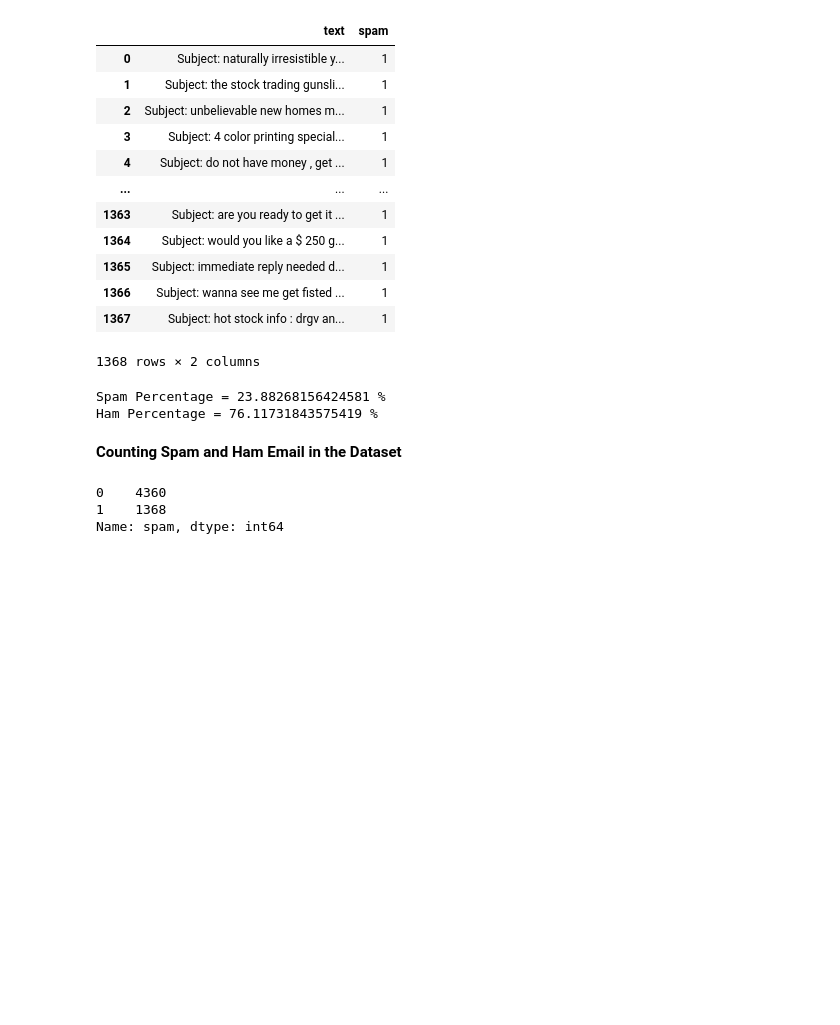
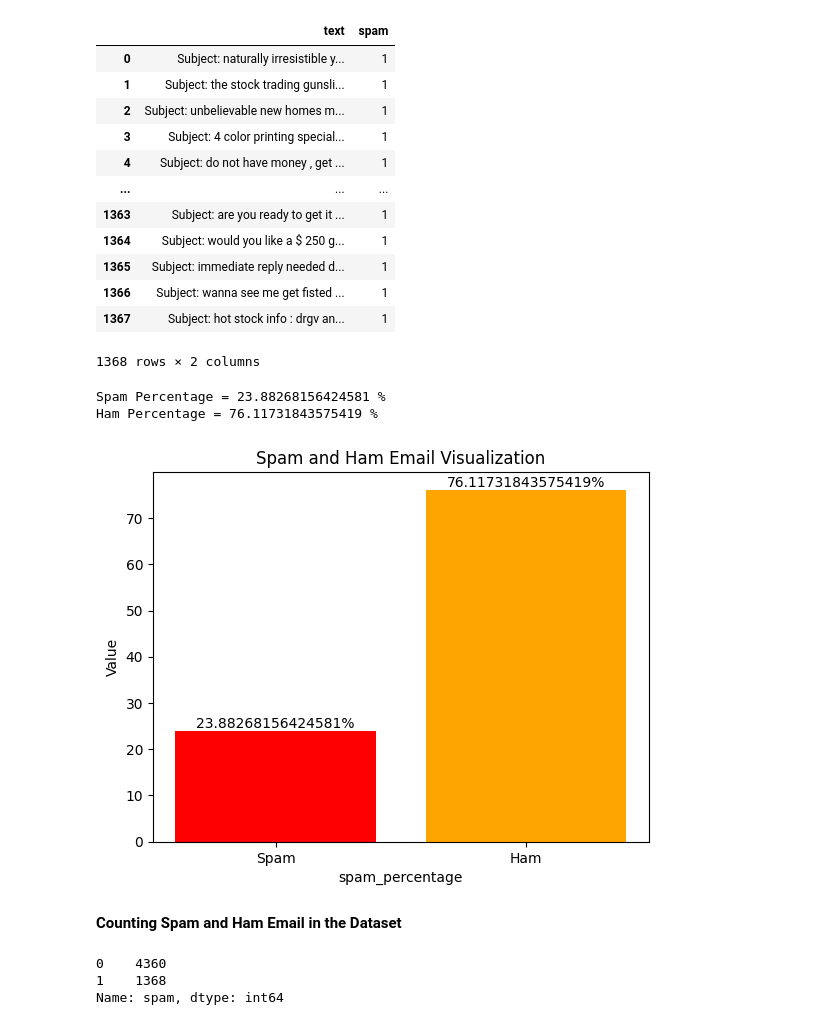
Before and after one commit to monirulhasan1996/SpamEmailClassification, a Jupyter notebook: SpamEmailClassification.ipynb, the cells around one changed output. Cells and saved outputs as stored; diff of their text form; code cells hidden in the pictures; blank space fills up the shorter version.

```diff
--- a/SpamEmailClassification.ipynb
+++ b/SpamEmailClassification.ipynb
@@ -12,5 +14,5 @@ import matplotlib.pyplot as plt
 # %%
-df = pd.read_csv('https://github.com/monirulhasan1996/SpamEmailClassification/blob/main/emails.csv')
+df = pd.read_csv('https://raw.githubusercontent.com/monirulhasan1996/SpamEmailClassification/main/dataset.csv')
 # %%
 print(df)
 # %% [output]
@@ -95,6 +97,36 @@ print('Ham Percentage =',(len(ham_df)/len(df))*100,'%')
 # %% [output]
 Spam Percentage = 23.88268156424581 %
 Ham Percentage = 76.11731843575419 %
+# %%
+# Data
+spam_percentage = len(spam_df)/len(df)*100
+ham_percentage = len(ham_df)/len(df)*100
+
+# Labels for the bars
+labels = ['Spam', 'Ham']
+
+# Heights of the bars
+heights = [spam_percentage, ham_percentage]
+
+# Bar colors
+colors = ['red', 'orange']
+
+# Creating the bar chart
+plt.bar(labels, heights, color=colors)
+
+# Adding labels and title
+plt.xlabel('spam_percentage')
+plt.ylabel('Value')
+plt.title('Spam and Ham Email Visualization')
+
+# Displaying the percentage labels on top of each bar
+for i in range(len(heights)):
+    plt.text(i, heights[i], f'{heights[i]}%', ha='center', va='bottom')
+
+# Displaying the chart
+plt.show()
+# %% [output]
+[figure, added]
 # %% [markdown]
 **Counting Spam and Ham Email in the Dataset**
 # %%
```
Also changed, not shown: parts of 6 cells of this notebook.
